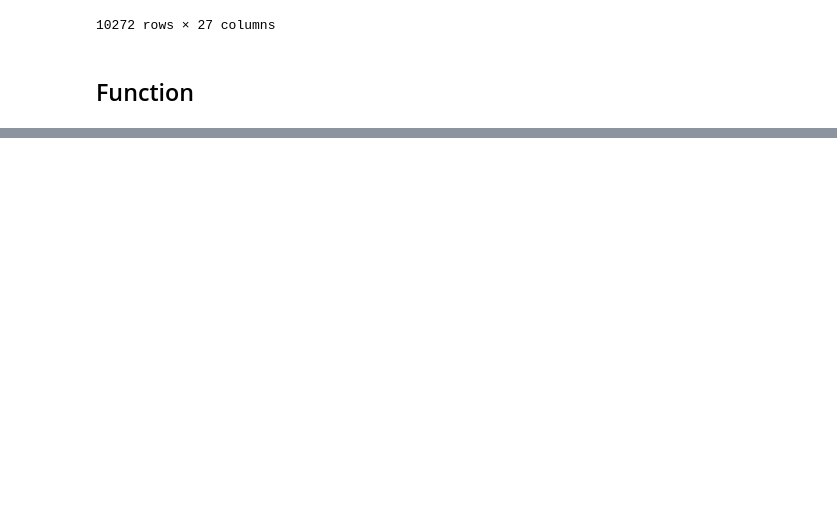
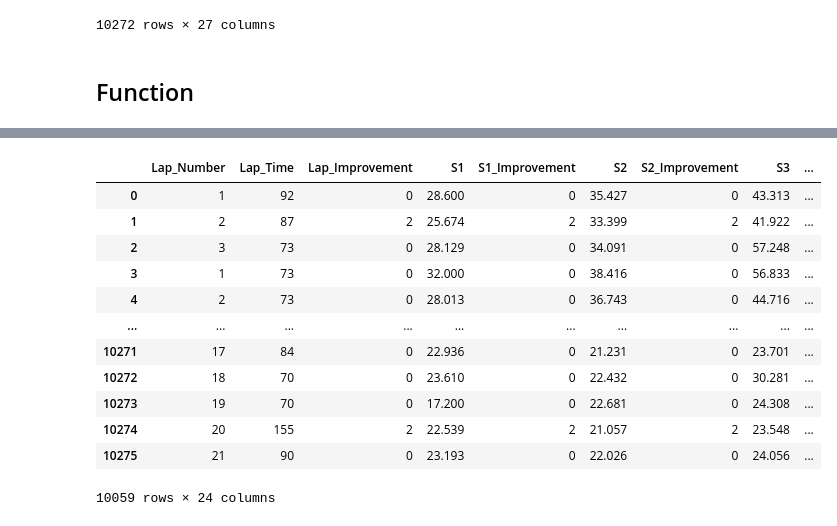
Before and after one commit to MikeAnderson89/Dare_In_Reality_Hackathon, a Jupyter notebook: Notebooks/Data_Processing.ipynb, the cells around one changed output, grey strips where cells are left out. Drawn from its saved outputs; the diff is of its cells as text; code cells hidden in the pictures; blank space fills up the shorter version.

```diff
--- a/Notebooks/Data_Processing.ipynb
+++ b/Notebooks/Data_Processing.ipynb
@@ -281,16 +284,16 @@ def DataProcessing(csv_url):
     for x in time_cols:
         df[x] = df[x].apply(TimeConversion)
 
-    for x in df['Trial_ID_2']:
-        temp = df.loc[df['Trial_ID_2'] == x]
-        laps = len(temp)
-        pit_time = timedelta(0)
-        for index, row in temp.iterrows():
-            if ~pd.isna(row['Pit_Time']):
-                pit_amount = row['Pit_Time']
-                pit_time += pit_amount
+#     for x in df['Trial_ID_2']:
+#         temp = df.loc[df['Trial_ID_2'] == x]
+#         laps = len(temp)
+#         pit_time = timedelta(0)
+#         for index, row in temp.iterrows():
+#             if ~pd.isna(row['Pit_Time']):
+#                 pit_amount = row['Pit_Time']
+#                 pit_time += pit_amount
 
-        df.loc[df['Trial_ID_2'] == x, 'Pit_Time'] = pit_time / laps
+        #df.loc[df['Trial_ID_2'] == x, 'Pit_Time'] = pit_time / laps
 
     df = df.drop(columns=[
     'S1_Large',
@@ -436,6 +439,25 @@ def DataProcessing(csv_url):
 
     df['Power'] = df['Power'].fillna(df['Power'].mode()[0])
     df['Kph'] = df['Kph'].fillna(df['Kph'].mean())
+    df['Pit_Time'] = df['Pit_Time'].fillna(0)
+
+    if csv_url == '../Data/train.csv':
+        df = df[df['Lap_Time'] > 65]
+
     df = df.drop(columns=['Group', 'Hour', 'Trial_ID_2', 'Time_Minutes'])
 
+    for index, row in df.iterrows():
+        pit_time = row['Pit_Time']
+        s1 = row['S1']
+        s2 = row['S2']
+        s3 = row['S3']
+
+        if pit_time != 0:
+            if s1 > pit_time:
+                df.at[index, 'S1'] = s1 - pit_time
+            elif s2 > pit_time:
+                df.at[index, 'S2'] = s2 - pit_time
+            elif s3 > pit_time:
+                df.at[index, 'S3'] = s3 - pit_time
+
     return df
@@ -553,2 +464,2 @@ Name: RAIN, dtype: int64
 # %%
-DataProcessing('../Data/train.csv')
+df = DataProcessing('../Data/train.csv')
@@ -585,0 +466,16 @@ See the caveats in the documentation: https://pandas.pydata.org/pandas-docs/stab
+# %%
+df
+# %% [output]
+|  | Lap_Number | Lap_Time | Lap_Improvement | S1 | S1_Improvement | S2 | S2_Improvement | S3 | ... |
+| 0 | 1 | 92 | 0 | 28.600 | 0 | 35.427 | 0 | 43.313 | ... |
+| 1 | 2 | 87 | 2 | 25.674 | 2 | 33.399 | 2 | 41.922 | ... |
+| 2 | 3 | 73 | 0 | 28.129 | 0 | 34.091 | 0 | 57.248 | ... |
+| 3 | 1 | 73 | 0 | 32.000 | 0 | 38.416 | 0 | 56.833 | ... |
+| 4 | 2 | 73 | 0 | 28.013 | 0 | 36.743 | 0 | 44.716 | ... |
+| ... | ... | ... | ... | ... | ... | ... | ... | ... | ... |
+| 10271 | 17 | 84 | 0 | 22.936 | 0 | 21.231 | 0 | 23.701 | ... |
+| 10272 | 18 | 70 | 0 | 23.610 | 0 | 22.432 | 0 | 30.281 | ... |
+| 10273 | 19 | 70 | 0 | 17.200 | 0 | 22.681 | 0 | 24.308 | ... |
+| 10274 | 20 | 155 | 2 | 22.539 | 2 | 21.057 | 2 | 23.548 | ... |
+| 10275 | 21 | 90 | 0 | 23.193 | 0 | 22.026 | 0 | 24.056 | ... |
+10059 rows × 24 columns
```
Also changed, not shown: parts of 5 cells of this notebook, 16 other files.
